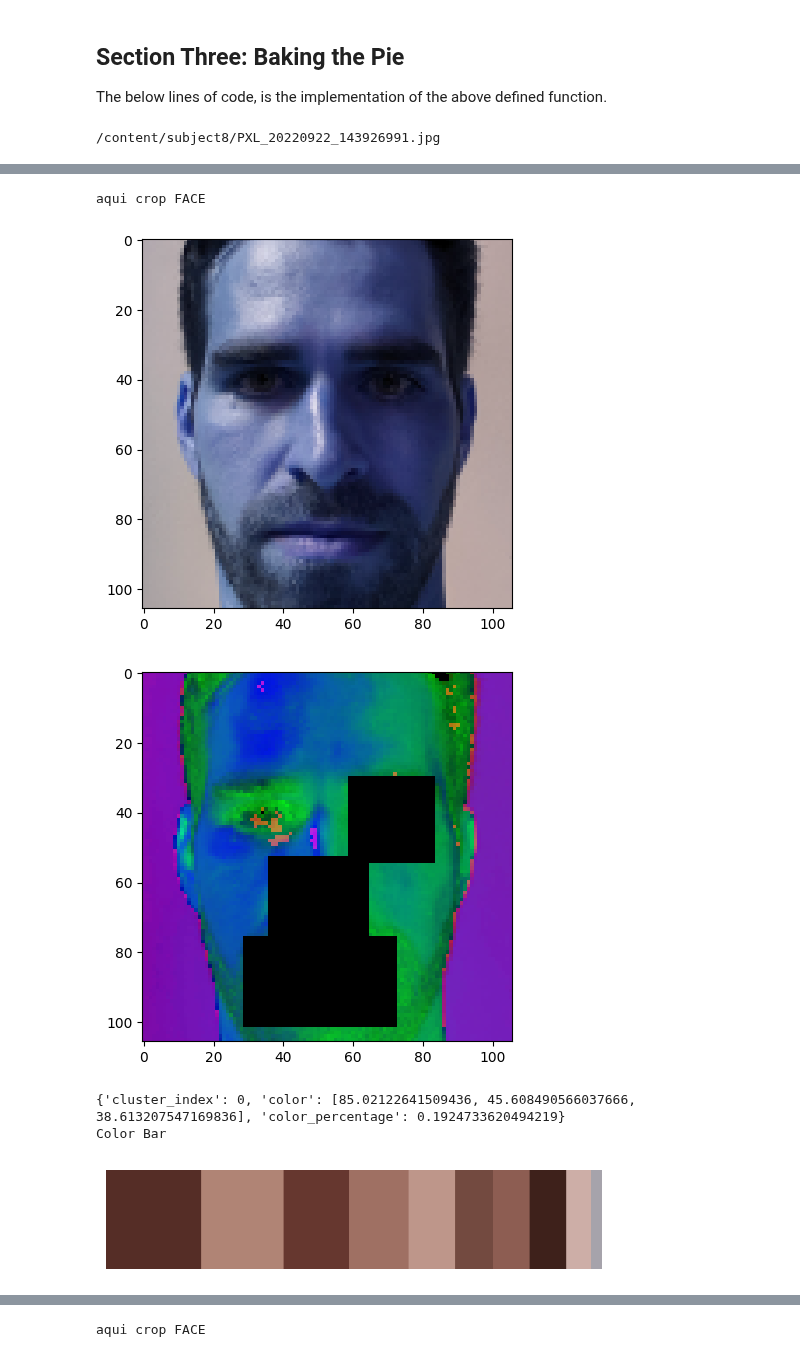
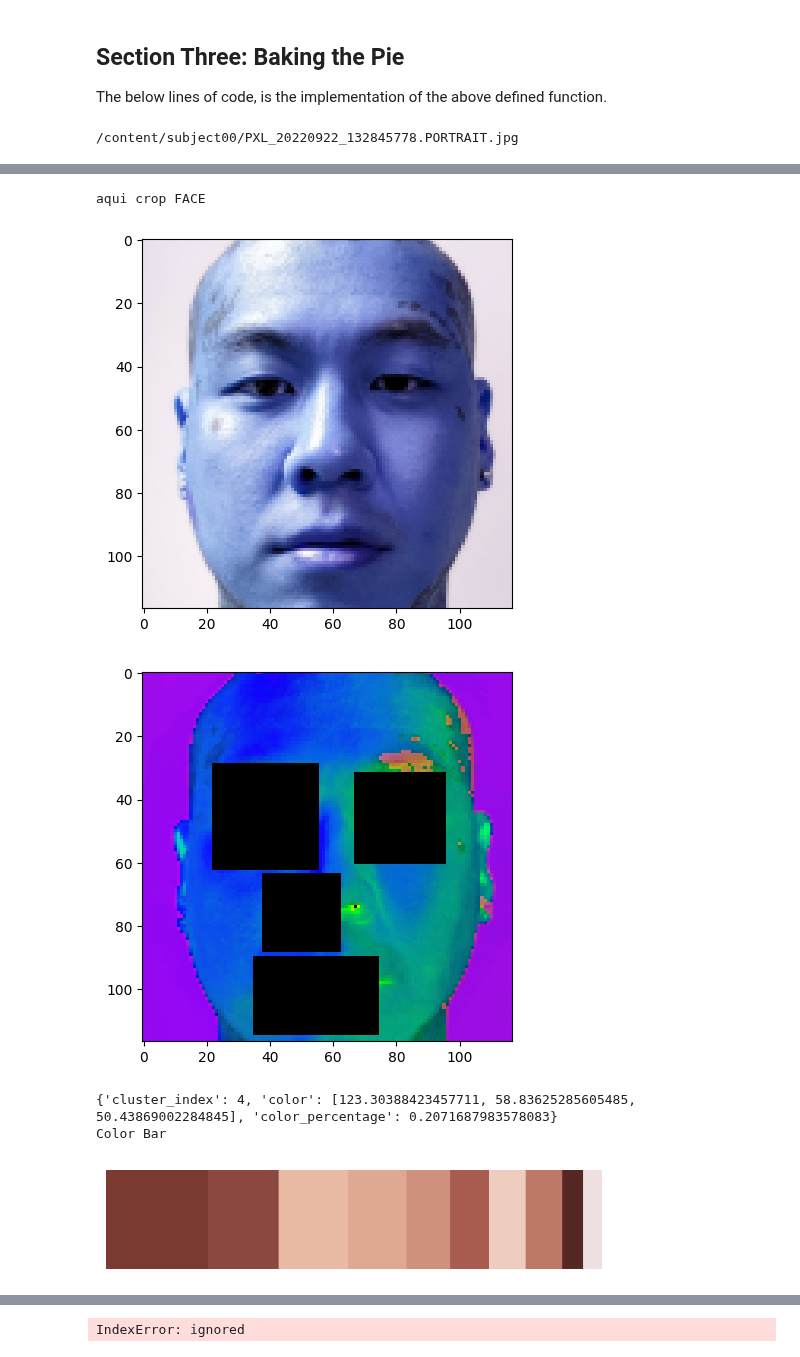
Before and after one commit to vittoria-thomasini/Extract_skintone_image, a Jupyter notebook: Extract_Skin_Tone_from_an_Image.ipynb, the cells around one changed output, grey strips where cells are left out. Saved outputs shown, nothing was run; the diff lists cells and outputs as text; code cells hidden in the pictures.

```diff
--- a/Extract_Skin_Tone_from_an_Image.ipynb
+++ b/Extract_Skin_Tone_from_an_Image.ipynb
@@ -532,9 +545,9 @@ from imutils import paths
 import pandas as pd
 import csv
 import math
-
+from colormath import color_diff_matrix
 # Get Image from path
-path = ("/content/subject8/")
+path = ("/content/subject00/")
 
 imagePaths = list(paths.list_images(path))
 for imagePath in imagePaths:
@@ -696,9 +709,8 @@ for imagePath in imagePaths:
     print('distance rgb',distance_rgb)
     print('distance lab',distance_lab)
 
-
     with open('dataset_details_answer.csv', 'a', newline='') as file:
         writer = csv.writer(file)
         writer.writerow([image_name, subject, light, mst, mst_rgb, rgb, lab, distance_rgb, minimo, classificacao_indicada, distance_lab, minimo_lab, classificacao_indicada_lab])
 # %% [output]
-/content/subject8/PXL_20220922_143926991.jpg
+/content/subject00/PXL_20220922_132845778.PORTRAIT.jpg
@@ -706,6 +718,6 @@ for imagePath in imagePaths:
 aqui crop FACE
-[figure, old version]
+[figure, new version]
-[figure, old version]
+[figure, new version]
-{'cluster_index': 0, 'color': [85.02122641509436, 45.608490566037666, 38.613207547169836], 'color_percentage': 0.1924733620494219}
+{'cluster_index': 4, 'color': [123.30388423457711, 58.83625285605485, 50.43869002284845], 'color_percentage': 0.2071687983578083}
 Color Bar
-[figure, old version]
+[figure, new version]
@@ -730 +741 @@ distance lab 55.53006079433156
-aqui crop FACE
+IndexError: ignored
```
Also changed, not shown: parts of 6 cells of this notebook.
